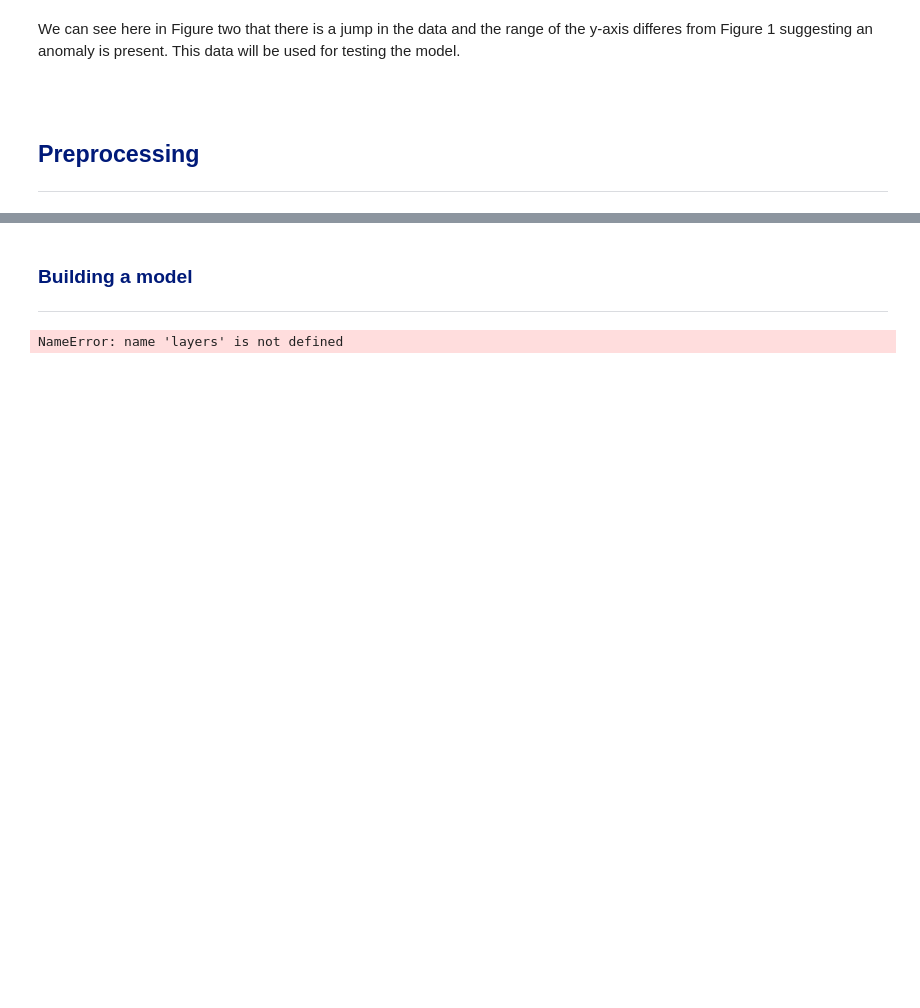
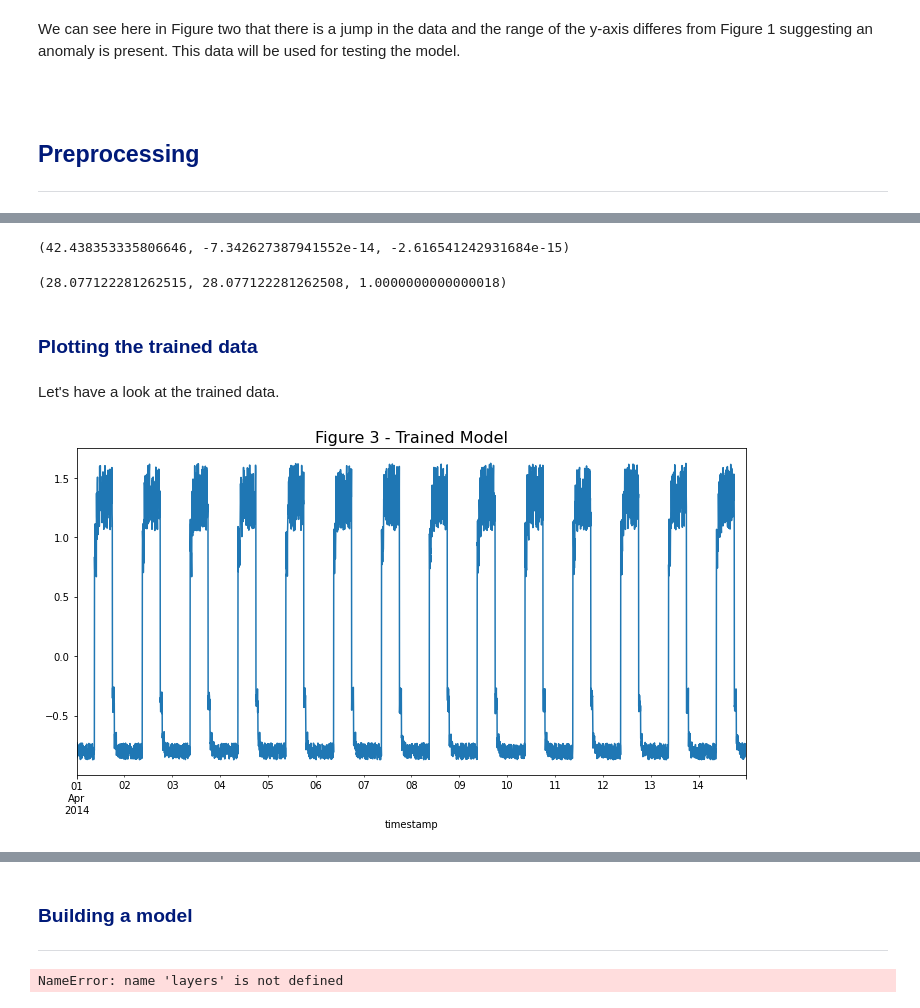
Before and after one commit to SarahMcN25/machine_stastics_assessment, a Jupyter notebook: anomaly-detection.ipynb, the cells around one changed output, grey strips where cells are left out. Cells and saved outputs as stored; diff of their text form; code cells hidden in the pictures; blank space fills up the shorter version.

Commit message:
traning the model seciton added and amended

```diff
--- a/anomaly-detection.ipynb
+++ b/anomaly-detection.ipynb
@@ -288,8 +311,6 @@ NEEDS MORE EXPLAINATIONS
 # %%
-# Normalize and save the mean and std we get for normalizing test data.
+# Get mean of df without anomaly.
+train_mean = df_small_noise.mean()
 
-training_mean = df_small_noise.mean()
-training_std = df_small_noise.std()
-df_training_value = (df_small_noise - training_mean) / training_std
-print("Number of training samples:", len(df_training_value))
+train_mean
 # %% [output]
@@ -322,0 +319,5 @@ Training input shape:  (3745, 288, 1)
+# %%
+# Get std of df without anomaly.
+train_std = df_small_noise.std()
+
+train_std
@@ -322,0 +327,3 @@ Training input shape:  (3745, 288, 1)
+# %%
+# Subtract mean and divide by std for training values.
+df_train_vals = (df_small_noise - train_mean) / train_std
@@ -322,0 +367,23 @@ Training input shape:  (3745, 288, 1)
+# %%
+# Have a look at means for columns.
+df_small_noise['value'].mean(), df_small_noise['less_mean'].mean(), df_small_noise['div_std'].mean()
+# %% [output]
+(42.438353335806646, -7.342627387941552e-14, -2.616541242931684e-15)
+# %%
+# Have a look at std of columns. std of value and less mean are the same.
+df_small_noise['value'].std(), df_small_noise['less_mean'].std(), df_small_noise['div_std'].std()
+# %% [output]
+(28.077122281262515, 28.077122281262508, 1.0000000000000018)
+# %% [markdown]
+<h3 style="color: #001a79;">Plotting the trained data</h3>
+# %% [markdown]
+Let's have a look at the trained data.
+# %%
+# Plotting the trained data
+fig, ax = plt.subplots(figsize=(12,6))
+plt.title("Figure 3 - Trained Model", size=16)
+
+# Use pandas to plot data frame.
+df_train_vals.plot(legend=False, ax=ax);
+# %% [output]
+[figure, added]
```
Also changed, not shown: parts of 25 cells of this notebook.
